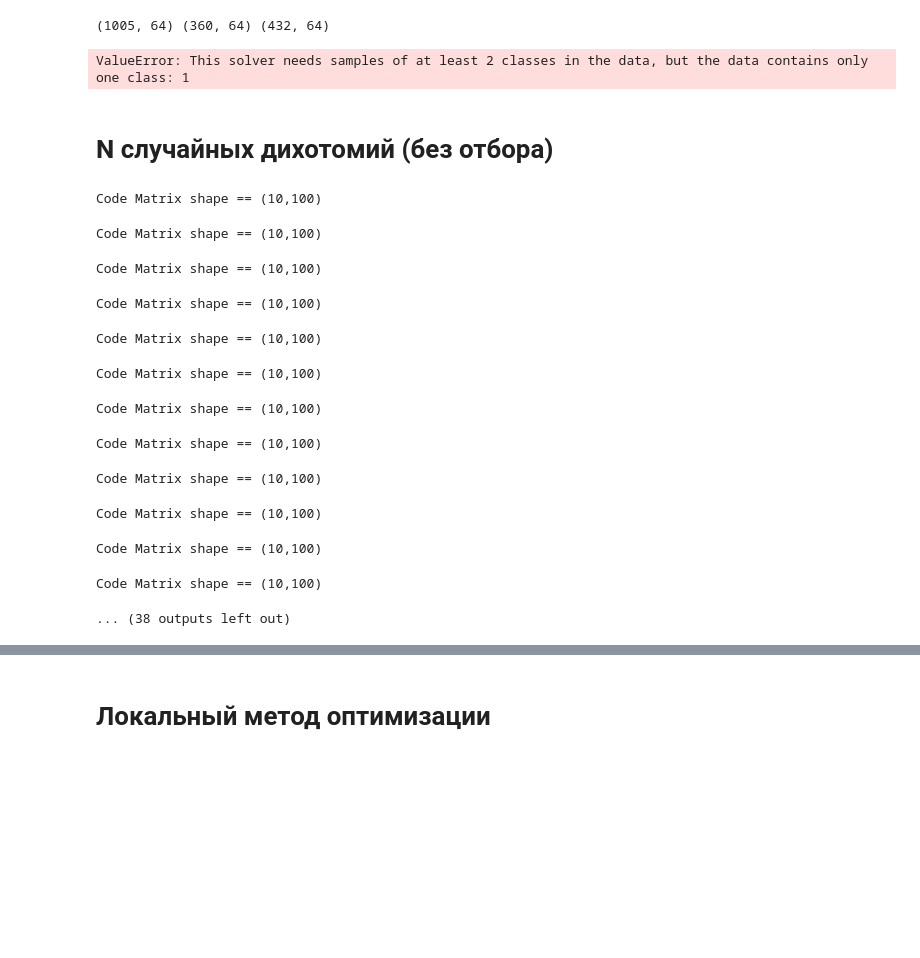
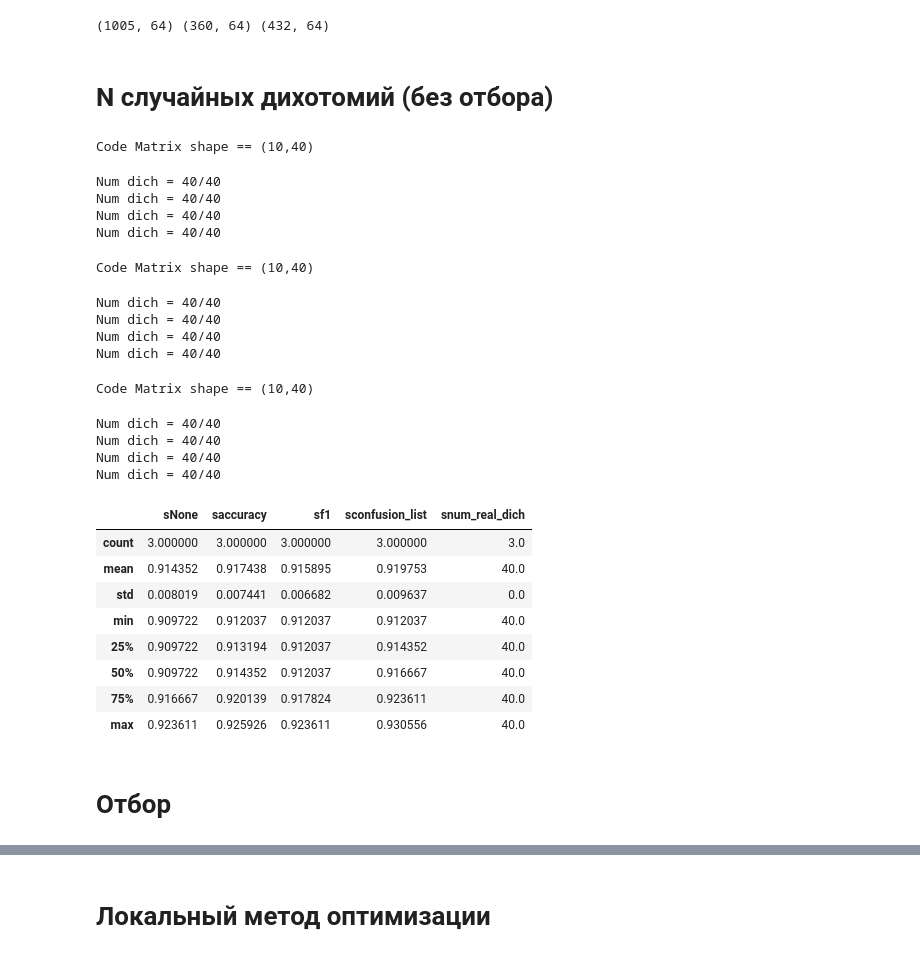
Before and after one commit to vasyarv/gap_sne, a Jupyter notebook: notebooks/experiments_ecoc_otbor.ipynb, the cells around one changed output, grey strips where cells are left out. Cells and saved outputs as stored; diff of their text form; code cells hidden in the pictures; blank space fills up the shorter version.

Commit message:
add num dich count to log

```diff
--- a/notebooks/experiments_ecoc_otbor.ipynb
+++ b/notebooks/experiments_ecoc_otbor.ipynb
@@ -50,20 +47,14 @@ X_train, X_val, y_train, y_val = train_test_split(X_train, y_train, test_size=0.
 print(X_train.shape, X_test.shape, X_val.shape)
 # %% [output]
 (1005, 64) (360, 64) (432, 64)
-# %%
-dich_classifiers = functions.train_dichs(code_matrix, X_train, y_train,
-                                             X_test, y_test, LogisticRegression)
-# %% [output]
-ValueError: This solver needs samples of at least 2 classes in the data, but the data contains only one class: 1
 # %% [markdown]
 # N случайных дихотомий (без отбора)
 # %%
 attempts_data = []
 N_attempts = 50
 l = np.unique(target).size
-N = 100 # кол-во дихотомий
+N = 40 # кол-во дихотомий
 wtypes = [None, 'accuracy', 'f1', 'confusion_list']
-wtypes = ['confusion_list']
 for i in tqdm(range(N_attempts)):
     accs = []
     code_matrix = functions.make_random_dichs(l, N)
@@ -72,22 +63,42 @@ for i in tqdm(range(N_attempts)):
                                              X_test, y_test, LogisticRegression)
     for score_type in wtypes:
         weight_type = None
-        preds = functions.predict_all(X_val, dich_classifiers, code_matrix, score_type, weight_type)
+        preds, num_real_dich = functions.predict_all(X_val, dich_classifiers, code_matrix, score_type, weight_type)
         acc = accuracy_score(preds, y_val)
         accs.append(acc)
+    accs.append(num_real_dich)
     attempts_data.append(accs)
 #             print(score_type, weight_type, accuracy_score(preds, y_val))
 # %% [output]
-Code Matrix shape == (10,100)
+Code Matrix shape == (10,40)
-Code Matrix shape == (10,100)
+Num dich = 40/40
+Num dich = 40/40
+Num dich = 40/40
+Num dich = 40/40
-Code Matrix shape == (10,100)
+Code Matrix shape == (10,40)
-Code Matrix shape == (10,100)
+Num dich = 40/40
+Num dich = 40/40
+Num dich = 40/40
+Num dich = 40/40
-Code Matrix shape == (10,100)
+Code Matrix shape == (10,40)
-Code Matrix shape == (10,100)
+Num dich = 40/40
+Num dich = 40/40
+Num dich = 40/40
+Num dich = 40/40
-Code Matrix shape == (10,100)
-Code Matrix shape == (10,100)
-Code Matrix shape == (10,100)
-Code Matrix shape == (10,100)
-Code Matrix shape == (10,100)
-Code Matrix shape == (10,100)
-... (38 outputs left out)
+# %%
+wtypes += ['num_real_dich']
+df_attempts = pd.DataFrame(attempts_data)
+df_attempts.columns = ['s{}'.format(i1) for i1 in wtypes]
+df_attempts.describe()
+# %% [output]
+|  | sNone | saccuracy | sf1 | sconfusion_list | snum_real_dich |
+| count | 3.000000 | 3.000000 | 3.000000 | 3.000000 | 3.0 |
+| mean | 0.914352 | 0.917438 | 0.915895 | 0.919753 | 40.0 |
+| std | 0.008019 | 0.007441 | 0.006682 | 0.009637 | 0.0 |
+| min | 0.909722 | 0.912037 | 0.912037 | 0.912037 | 40.0 |
+| 25% | 0.909722 | 0.913194 | 0.912037 | 0.914352 | 40.0 |
+| 50% | 0.909722 | 0.914352 | 0.912037 | 0.916667 | 40.0 |
+| 75% | 0.916667 | 0.920139 | 0.917824 | 0.923611 | 40.0 |
+| max | 0.923611 | 0.925926 | 0.923611 | 0.930556 | 40.0 |
+# %% [markdown]
+# Отбор
```
Also changed, not shown: parts of 22 cells of this notebook, 1 other file.
